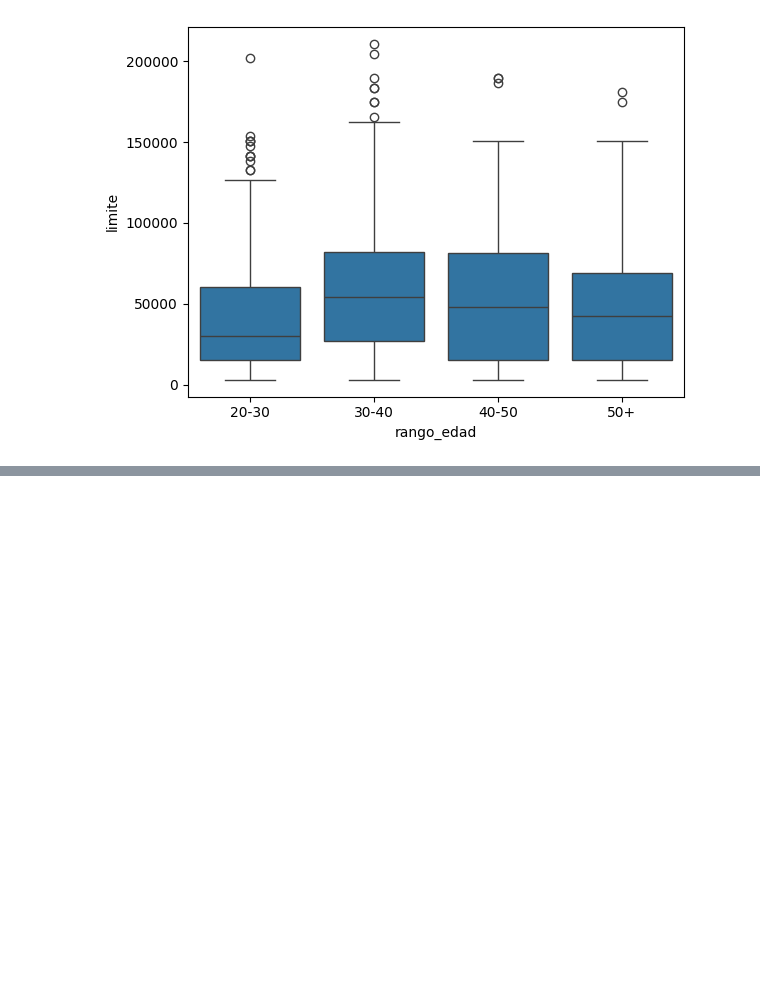
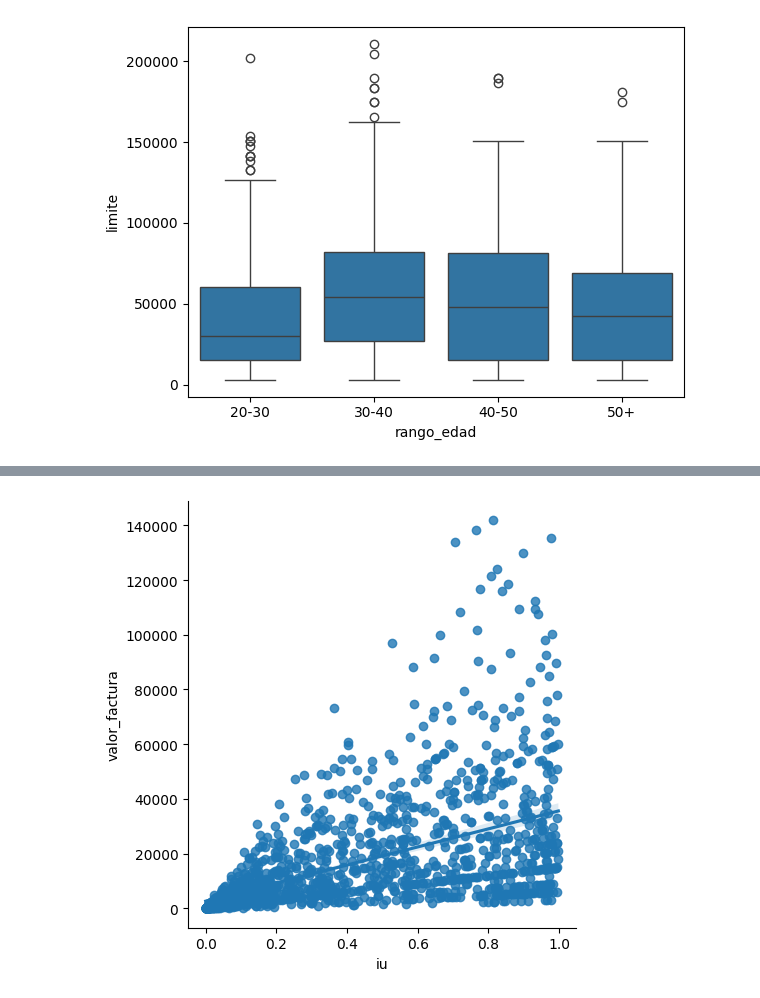
Before and after one commit to celioso/DataVisualizationExplorandoConSeaborn, a Jupyter notebook: analisis_de_Datos.ipynb, the cells around one changed output, grey strips where cells are left out. Cells and saved outputs as stored; diff of their text form; code cells hidden in the pictures; blank space fills up the shorter version.

```diff
--- a/analisis_de_Datos.ipynb
+++ b/analisis_de_Datos.ipynb
@@ -331,0 +353,4 @@ sns.boxplot(x="rango_edad", y="limite",data=tarjetas)
+# %%
+sns.lmplot(x="iu", y="valor_factura", data=tarjetas);
+# %% [output]
+[figure, added]
```
Also changed, not shown: parts of 8 cells of this notebook.
